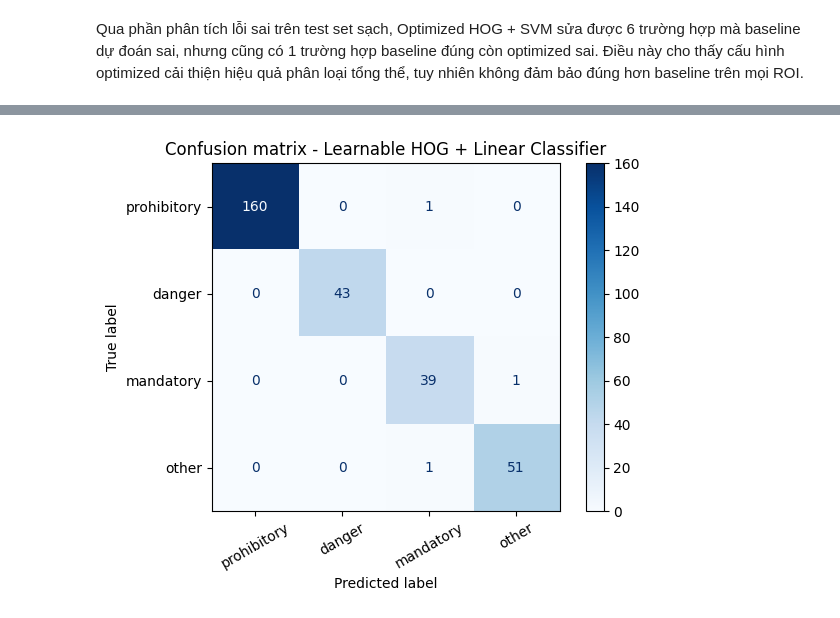
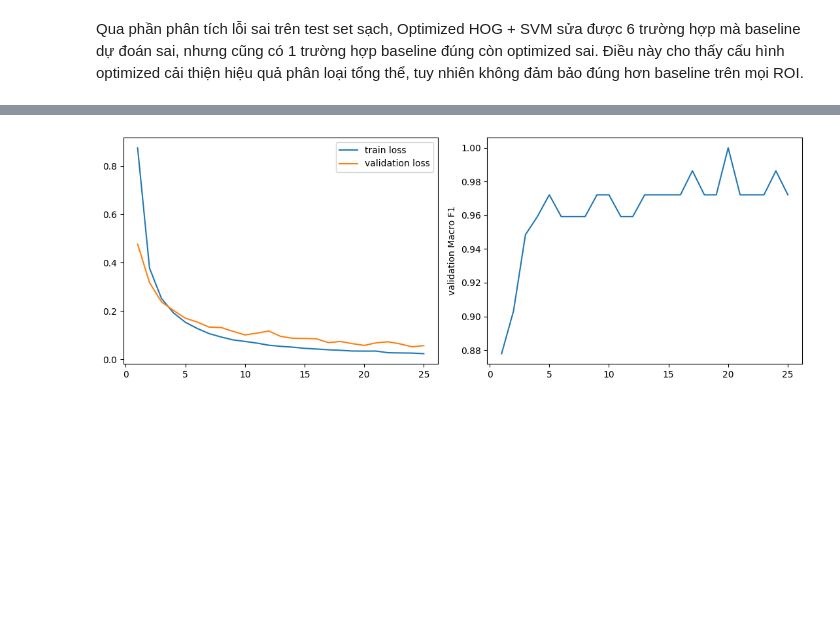
Before and after one commit to Khanggolder/BTL_XLA, a Jupyter notebook: traffic_sign_cv.ipynb, the cells around one changed output, grey strips where cells are left out. Cells and saved outputs as stored; diff of their text form; code cells hidden in the pictures; blank space fills up the shorter version.

```diff
--- a/traffic_sign_cv.ipynb
+++ b/traffic_sign_cv.ipynb
@@ -2022,46 +2195,45 @@ Số bin hiệu dụng: 12/12
 # %%
-lhog_test_metrics = lhog_evaluate_loader(lhog_model, lhog_test_loader, lhog_criterion)
-lhog_test_predictions = lhog_test_metrics["predictions"]
-lhog_test_targets = lhog_test_metrics["targets"]
-lhog_test_accuracy = lhog_test_metrics["accuracy"]
-lhog_test_macro_precision, lhog_test_macro_recall, lhog_test_macro_f1, lhog_test_support = precision_recall_fscore_support(
-    lhog_test_targets,
-    lhog_test_predictions,
-    labels=list(range(len(GROUP_ORDER))),
-    average="macro",
-    zero_division=0,
-)
-lhog_test_per_class_precision, lhog_test_per_class_recall, lhog_test_per_class_f1, lhog_test_per_class_support = precision_recall_fscore_support(
-    lhog_test_targets,
-    lhog_test_predictions,
-    labels=list(range(len(GROUP_ORDER))),
-    average=None,
-    zero_division=0,
-)
-lhog_test_confusion_matrix = confusion_matrix(lhog_test_targets, lhog_test_predictions, labels=list(range(len(GROUP_ORDER))))
-lhog_test_result = {
-    "model": "Learnable HOG + Linear Classifier",
-    "accuracy": lhog_test_accuracy,
-    "macro_precision": lhog_test_macro_precision,
-    "macro_recall": lhog_test_macro_recall,
-    "macro_f1": lhog_test_macro_f1,
-    "feature_dim": lhog_model.lhog_layer.lhog_feature_dim,
-    "per_class_f1": dict(zip(GROUP_ORDER, lhog_test_per_class_f1)),
-    "confusion_matrix": lhog_test_confusion_matrix,
-}
-
-lhog_per_class_f1_df = pd.DataFrame({"label_group": GROUP_ORDER, "precision": lhog_test_per_class_precision, "recall": lhog_test_per_class_recall, "f1": lhog_test_per_class_f1, "support": lhog_test_per_class_support})
-display(lhog_per_class_f1_df)
-
-lhog_extended_comparison = pd.DataFrame([
-    {"model": "Baseline HOG + SVM", "accuracy": baseline_result["accuracy"], "macro_precision": baseline_result["macro_precision"], "macro_recall": baseline_result["macro_recall"], "macro_f1": baseline_result["macro_f1"], "delta_vs_baseline": 0.0, "delta_vs_optimized": baseline_result["macro_f1"] - optimized_result["macro_f1"], "feature_dim": baseline_result["feature_dim"]},
-    {"model": "Optimized HOG + SVM", "accuracy": optimized_result["accuracy"], "macro_precision": optimized_result["macro_precision"], "macro_recall": optimized_result["macro_recall"], "macro_f1": optimized_result["macro_f1"], "delta_vs_baseline": optimized_result["macro_f1"] - baseline_result["macro_f1"], "delta_vs_optimized": 0.0, "feature_dim": optimized_result["feature_dim"]},
-    {"model": "Learnable HOG + Linear Classifier", "accuracy": lhog_test_result["accuracy"], "macro_precision": lhog_test_result["macro_precision"], "macro_recall": lhog_test_result["macro_recall"], "macro_f1": lhog_test_result["macro_f1"], "delta_vs_baseline": lhog_test_result["macro_f1"] - baseline_result["macro_f1"], "delta_vs_optimized": lhog_test_result["macro_f1"] - optimized_result["macro_f1"], "feature_dim": lhog_test_result["feature_dim"]},
-])
-display(lhog_extended_comparison)
-
-ConfusionMatrixDisplay(lhog_test_confusion_matrix, display_labels=GROUP_ORDER).plot(cmap="Blues", xticks_rotation=30)
-plt.title("Confusion matrix - Learnable HOG + Linear Classifier")
-plt.tight_layout()
-plt.show()
+# A.5 - Huấn luyện Fixed-config Learnable HOG
+learnable_hog_train_dataset=LearnableHOGFixedDataset(appendix_train_df,appendix_optimized_config)
+learnable_hog_val_dataset=LearnableHOGFixedDataset(appendix_val_df,appendix_optimized_config)
+learnable_hog_batch_size=32
+learnable_hog_pin_memory=appendix_device.type=='cuda'
+learnable_hog_train_loader=DataLoader(learnable_hog_train_dataset,batch_size=32,shuffle=True,num_workers=0,pin_memory=learnable_hog_pin_memory)
+learnable_hog_val_loader=DataLoader(learnable_hog_val_dataset,batch_size=32,shuffle=False,num_workers=0,pin_memory=learnable_hog_pin_memory)
+learnable_hog_model=FixedConfigLearnableHOG(appendix_optimized_config,len(GROUP_ORDER)).to(appendix_device)
+learnable_hog_train_counts=appendix_train_df['label_group'].value_counts().reindex(GROUP_ORDER,fill_value=0).to_numpy(dtype=np.float32)
+learnable_hog_class_weights=torch.as_tensor(learnable_hog_train_counts.sum()/np.maximum(learnable_hog_train_counts,1),dtype=torch.float32,device=appendix_device)
+learnable_hog_class_weights/=learnable_hog_class_weights.mean().clamp_min(appendix_epsilon)
+learnable_hog_criterion=nn.CrossEntropyLoss(weight=learnable_hog_class_weights)
+learnable_hog_lambdas={'sobel':1e-4,'zero_sum':1e-4,'orthogonality':1e-4,'gate_sparsity':1e-5,'gate_binary':1e-4,'gate_floor':1e-3,'bin_collapse':1e-4,'clip_center':1e-5}
+learnable_hog_optimizer=torch.optim.AdamW([
+ {'params':[learnable_hog_model.learnable_hog_layer.learnable_hog_gradient_kernel],'lr':1e-4},
+ {'params':[learnable_hog_model.learnable_hog_layer.learnable_hog_bin_matrix,learnable_hog_model.learnable_hog_layer.learnable_hog_concentration_raw,learnable_hog_model.learnable_hog_layer.learnable_hog_gate_logit,learnable_hog_model.learnable_hog_layer.learnable_hog_clip_raw],'lr':2e-4},
+ {'params':list(learnable_hog_model.learnable_hog_classifier.parameters()),'lr':1e-3}],weight_decay=1e-4)
+learnable_hog_total_epochs=25
+learnable_hog_warmup_epochs=5
+learnable_hog_history=[]
+learnable_hog_initial_snapshot=learnable_hog_snapshot(learnable_hog_model)
+for learnable_hog_epoch in range(1,learnable_hog_total_epochs+1):
+    learnable_hog_model.learnable_hog_layer.learnable_hog_gradient_kernel.requires_grad_(learnable_hog_epoch>learnable_hog_warmup_epochs)
+    learnable_hog_model.train();learnable_hog_train_losses=[];learnable_hog_epoch_gradients=[]
+    for learnable_hog_inputs,learnable_hog_targets in learnable_hog_train_loader:
+        learnable_hog_inputs=learnable_hog_inputs.to(appendix_device,dtype=torch.float32);learnable_hog_targets=learnable_hog_targets.to(appendix_device,dtype=torch.long)
+        learnable_hog_optimizer.zero_grad(set_to_none=True)
+        learnable_hog_logits=learnable_hog_model(learnable_hog_inputs)
+        learnable_hog_classification_loss=learnable_hog_criterion(learnable_hog_logits,learnable_hog_targets)
+        learnable_hog_regularization_loss,learnable_hog_regularization_parts=learnable_hog_regularization(learnable_hog_model,learnable_hog_lambdas)
+        learnable_hog_loss=learnable_hog_classification_loss+learnable_hog_regularization_loss
+        learnable_hog_loss.backward();learnable_hog_epoch_gradients.append(learnable_hog_collect_gradients(learnable_hog_model));learnable_hog_optimizer.step();learnable_hog_train_losses.append(float(learnable_hog_loss.detach().cpu()))
+    learnable_hog_val_metrics=learnable_hog_evaluate_loader(learnable_hog_model,learnable_hog_val_loader,learnable_hog_criterion)
+    learnable_hog_gradient_summary={learnable_hog_name:float(np.mean([learnable_hog_row[learnable_hog_name] for learnable_hog_row in learnable_hog_epoch_gradients])) for learnable_hog_name in ('kernel_grad_norm','bin_grad_norm','concentration_grad_norm','gate_grad_norm','clip_grad_norm','classifier_grad_norm')}
+    learnable_hog_history.append({'epoch':learnable_hog_epoch,'train_loss':float(np.mean(learnable_hog_train_losses)),'validation_loss':learnable_hog_val_metrics['loss'],'validation_accuracy':learnable_hog_val_metrics['accuracy'],'validation_macro_f1':learnable_hog_val_metrics['macro_f1'],**learnable_hog_gradient_summary})
+    print(f'Epoch {learnable_hog_epoch:02d}/25 | train_loss={learnable_hog_history[-1]["train_loss"]:.4f} | val_loss={learnable_hog_val_metrics["loss"]:.4f} | val_macro_f1={learnable_hog_val_metrics["macro_f1"]:.4f}')
+learnable_hog_model.learnable_hog_layer.learnable_hog_gradient_kernel.requires_grad_(True)
+learnable_hog_history_df=pd.DataFrame(learnable_hog_history)
+learnable_hog_final_snapshot=learnable_hog_snapshot(learnable_hog_model)
+learnable_hog_figure,learnable_hog_axes=plt.subplots(1,2,figsize=(11,4))
+learnable_hog_axes[0].plot(learnable_hog_history_df['epoch'],learnable_hog_history_df['train_loss'],label='train loss');learnable_hog_axes[0].plot(learnable_hog_history_df['epoch'],learnable_hog_history_df['validation_loss'],label='validation loss');learnable_hog_axes[0].legend()
+learnable_hog_axes[1].plot(learnable_hog_history_df['epoch'],learnable_hog_history_df['validation_macro_f1']);learnable_hog_axes[1].set_ylabel('validation Macro F1');plt.tight_layout();plt.show()
+print('Đã train đủ 25 epoch; validation chỉ dùng để theo dõi, không chọn checkpoint.')
 # %% [output]
@@ -2077 +2257 @@ plt.show()
-[figure, old version]
+[figure, new version]
```
Also changed, not shown: parts of 19 cells of this notebook.
